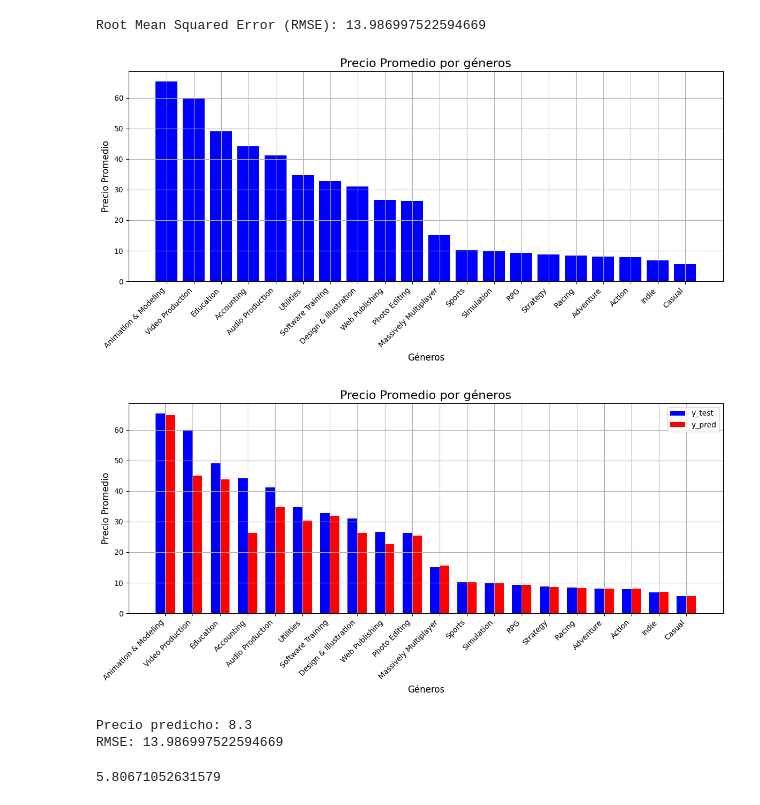
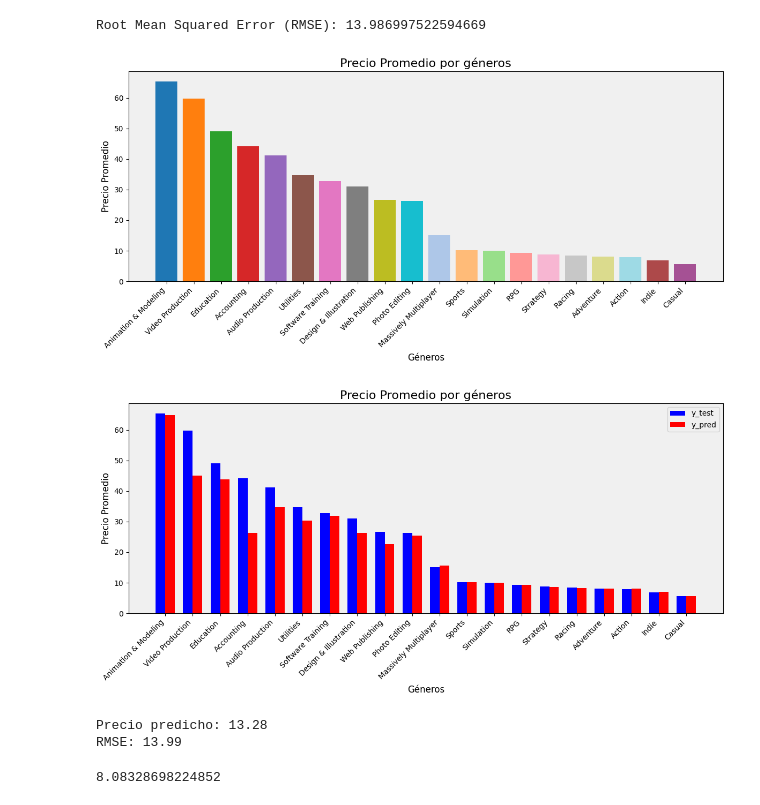
Before and after one commit to Nehuen505/API-Steam, a Jupyter notebook: ml.ipynb, the cells around one changed output. Drawn from its saved outputs; the diff is of its cells as text; code cells hidden in the pictures.

```diff
--- a/ml.ipynb
+++ b/ml.ipynb
@@ -120,35 +120,35 @@ Root Mean Squared Error (RMSE): 13.986997522594669
 # %%
 # Grafico para corroborar los precios de mi modelo
 
 dummy_columns = ['Accounting', 'Action', 'Adventure', 'Animation & Modeling',
        'Audio Production', 'Casual', 'Design & Illustration',
        'Education', 'Indie', 'Massively Multiplayer', 'Photo Editing', 'RPG',
        'Racing', 'Simulation', 'Software Training', 'Sports', 'Strategy',
        'Utilities', 'Video Production', 'Web Publishing'
        ]
 
 mean_prices = []
 
 for column in dummy_columns:
     filtered_df = df2[df2[column] == 1]
     mean_price = filtered_df['price'].mean()
     mean_prices.append(mean_price)
 
 sorted_data = sorted(zip(dummy_columns, mean_prices), key=lambda x: x[1], reverse=True)
 sorted_columns, sorted_mean_prices = zip(*sorted_data)
 
-# Crear el gráfico de scatter plot
+# Crear el gráfico de barras
 plt.figure(figsize=(12, 6))
-plt.bar(sorted_columns, sorted_mean_prices, color='blue')
+plt.bar(sorted_columns, sorted_mean_prices, color=['#1f77b4', '#ff7f0e', '#2ca02c', '#d62728', '#9467bd', '#8c564b', '#e377c2', '#7f7f7f', '#bcbd22', '#17becf', '#aec7e8', '#ffbb78', '#98df8a', '#ff9896', '#f7b6d2', '#c7c7c7', '#dbdb8d', '#9edae5', '#ad494a', '#a55194'])
 plt.xlabel('Géneros', fontsize=12)
 plt.ylabel('Precio Promedio', fontsize=12)
 plt.title('Precio Promedio por géneros', fontsize=16)
 plt.xticks(rotation=45, ha='right', fontsize=10)
-plt.grid(True)
+plt.grid(False)  # Eliminar las líneas de la cuadrícula
 plt.tight_layout()
 plt.show()
 # %% [output]
-[figure, old version]
+[figure, new version]
 # %%
 # Lista de columnas de variables dummy
 dummy_columns = ['Accounting', 'Action', 'Adventure', 'Animation & Modeling',
@@ -182,11 +182,11 @@ plt.ylabel('Precio Promedio', fontsize=12)
 plt.title('Precio Promedio por géneros', fontsize=16)
 plt.xticks([i + bar_width/2 for i in index], sorted_columns, rotation=45, ha='right', fontsize=10)
 plt.legend()
-plt.grid(True)
+plt.grid(False)
 plt.tight_layout()
 plt.show()
 # %% [output]
-[figure, old version]
+[figure, new version]
 # %%
 import pickle
 # Guardar el modelo, X_test_poly, y_test y y_pred en un archivo pkl
@@ -220,16 +220,16 @@ def predecir_precio_y_rmse(generos, early_access):
 
 
 # Ejemplo
-generos_a_predecir = ['Adventure','Action', 'Indie', 'Racing']
+generos_a_predecir = ['Adventure','Action']
 early_access = True
 precio_predicho, rmse = predecir_precio_y_rmse(generos_a_predecir, early_access)
 print(f"Precio predicho: {round(precio_predicho, 2)}")
-print(f"RMSE: {rmse}")
+print(f"RMSE: {round(rmse,2)}")
 # %% [output]
-Precio predicho: 8.3
-RMSE: 13.986997522594669
+Precio predicho: 13.28
+RMSE: 13.99
 # %%
-df2_filtrado = df2[(df2['Adventure'] != 0) & (df2['Action'] != 0) & (df2['Indie'] != 0) & (df2['Racing'] != 0)]
+df2_filtrado = df2[(df2['Adventure'] != 0) & (df2['Action'] != 0)]
 df2_filtrado['price'].mean()
 # %% [output]
-5.80671052631579
+8.08328698224852
```
Also changed, not shown: 1 other file.
